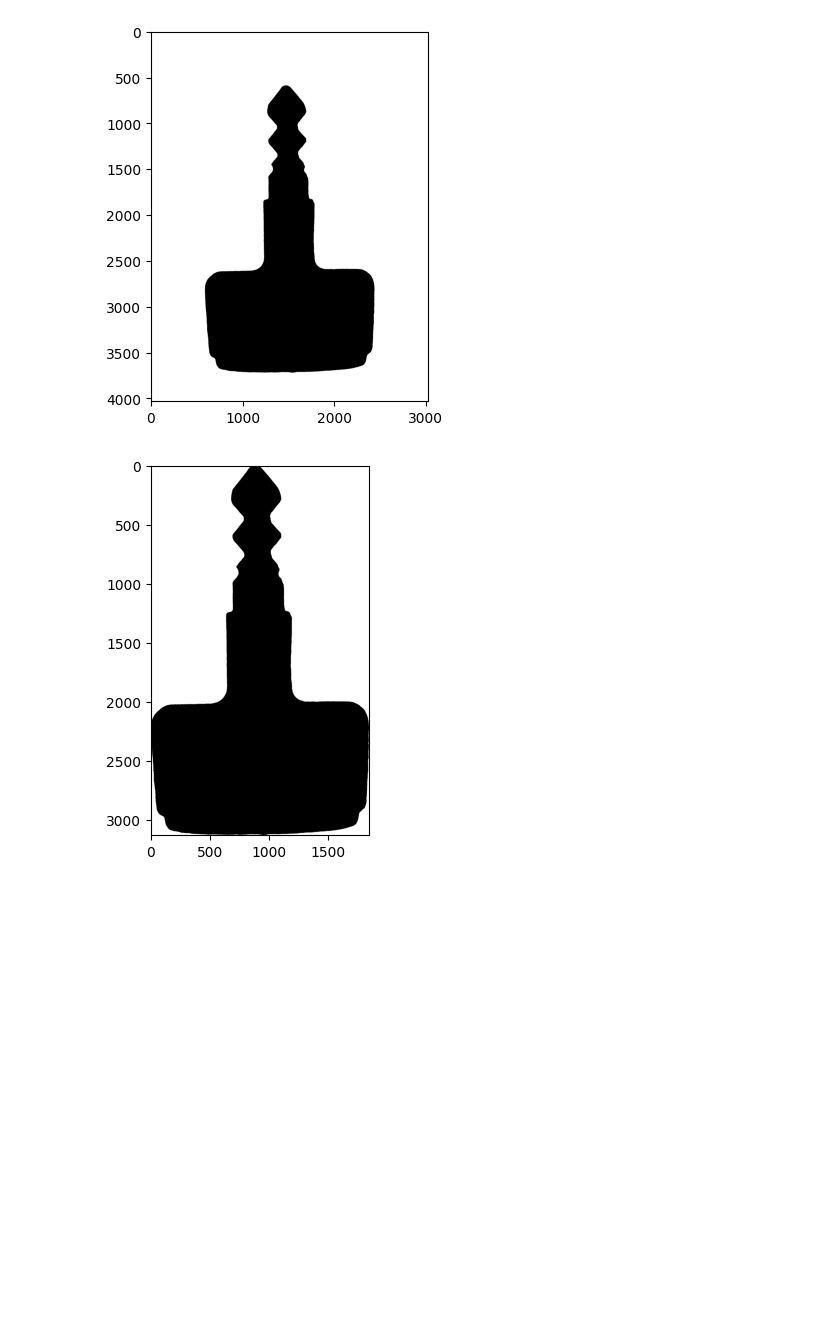
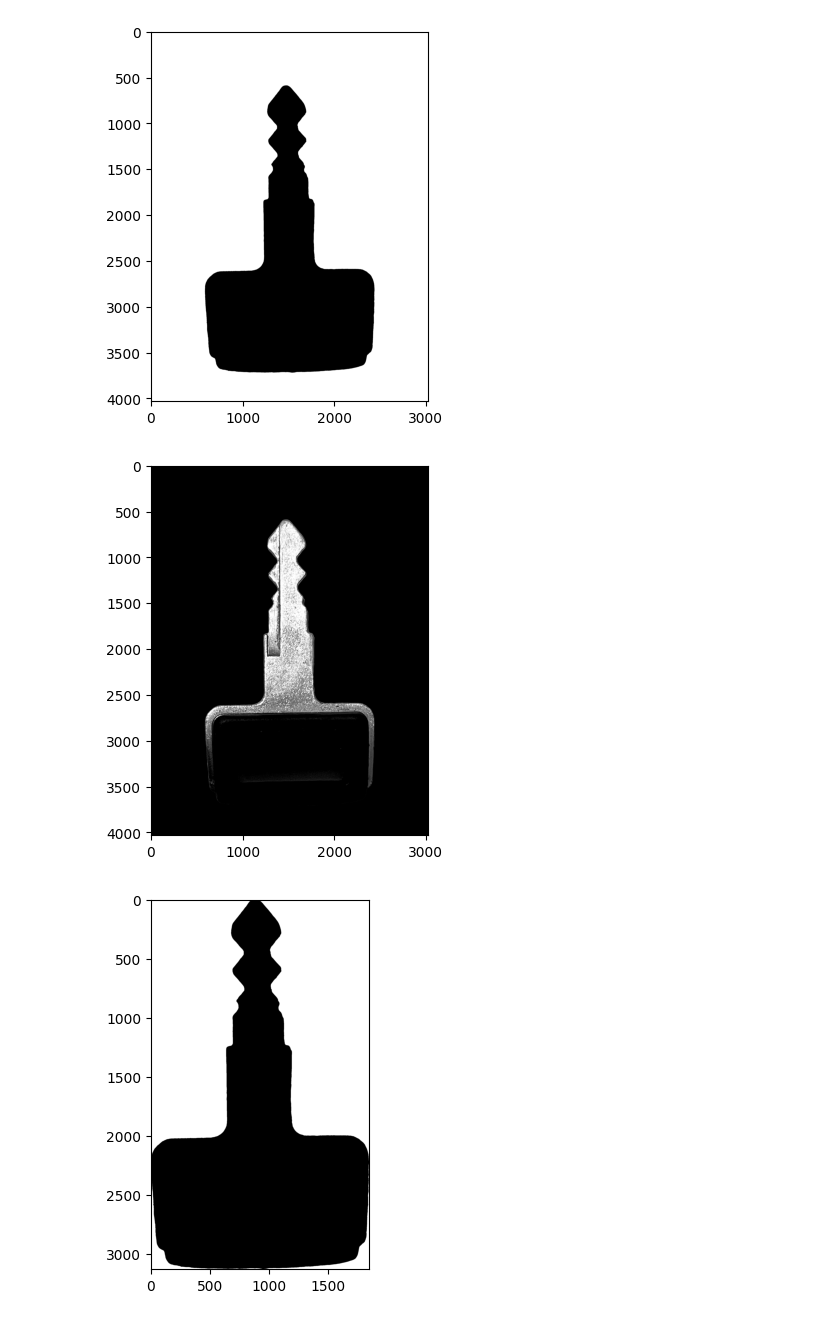
Before and after one commit to syedfaiqueali/Kaggle-Notebooks, a Jupyter notebook: key-extraction.ipynb, the cells around one changed output. Saved outputs shown, nothing was run; the diff lists cells and outputs as text; code cells hidden in the pictures; blank space fills up the shorter version.

```diff
--- a/key-extraction.ipynb
+++ b/key-extraction.ipynb
@@ -272,6 +280,10 @@ plt_img(key_images[0].rgb_img)
 plt_img(key_images[0].mask_img, cmap='binary')
 # %% [output]
 [figure]
+# %%
+plt_img(key_images[0].cropped_feature, cmap='gray')
+# %% [output]
+[figure, added]
 # %%
 plt_img(key_images[0].cropped_mask, cmap='binary')
 # %% [output]
```
Also changed, not shown: parts of 4 cells of this notebook.
